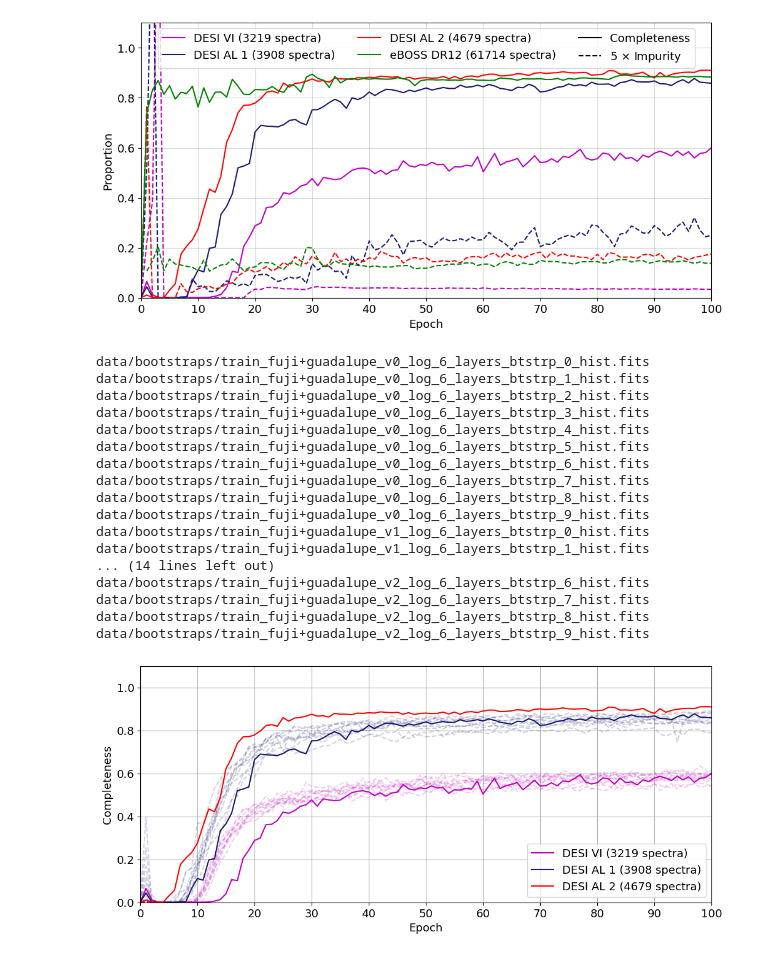
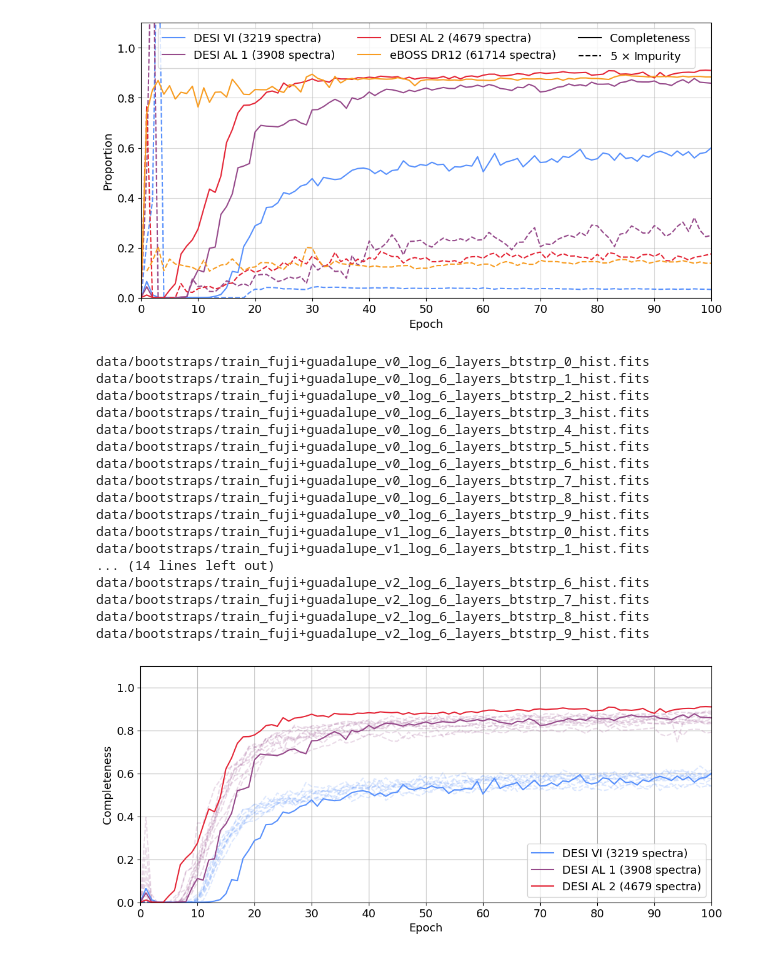
Before and after one commit to dylanagreen/quasarnet_paper_2025, a Jupyter notebook: 04-05-purcom_training.ipynb, the cells around one changed output. Drawn from its saved outputs; the diff is of its cells as text; code cells hidden in the pictures.

Commit message:
Add PPV/TPR roc plot, and change loss curves to match
- Additionally changed colorscheme to be colorblind friendly.

```diff
--- a/04-05-purcom_training.ipynb
+++ b/04-05-purcom_training.ipynb
@@ -12,59 +12,61 @@ plt.rcParams.update({'font.size': 13})
 data_dir = Path("./data/")
 # %%
 fig, ax = plt.subplots(1, 1, figsize=(10, 5), layout="constrained")
+
+colors = ["#5790fc", "#964a8b", "#e42536", "#f89c20"]
 
 # Original model
 with fitsio.FITS(data_dir / "train_fuji+guadalupe_v0_log_6_layers_hist.fits") as h:
     d_pur = h[1].read(columns="purity")
     d_com = h[1].read(columns="completeness")
 
-    ax.plot(5 * (1 - d_pur), "m", ls="dashed")
-    ax.plot(d_com, ls="solid", color="m")
+    ax.plot(5 * (1 - d_pur), colors[0], ls="dashed")
+    ax.plot(d_com, ls="solid", color=colors[0])
 
-    ax.plot([], [], label="DESI VI (3219 spectra)", c="m")
+    ax.plot([], [], label="DESI VI (3219 spectra)", c=colors[0])
 
 with fitsio.FITS(data_dir / "train_fuji+guadalupe_v1_log_6_layers_hist.fits") as h:
     d_pur = h[1].read(columns="purity")
     d_com = h[1].read(columns="completeness")
 
-    ax.plot(5 * (1 - d_pur), "#191970", ls="dashed")
-    ax.plot(d_com, ls="solid", color="#191970")
+    ax.plot(5 * (1 - d_pur), colors[1], ls="dashed")
+    ax.plot(d_com, ls="solid", color=colors[1])
 
-    ax.plot([], [], label="DESI AL 1 (3908 spectra)", c="#191970")
+    ax.plot([], [], label="DESI AL 1 (3908 spectra)", c=colors[1])
 
 with fitsio.FITS(data_dir / "train_fuji+guadalupe_v2_log_6_layers_hist.fits") as h:
     d_pur = h[1].read(columns="purity")
     d_com = h[1].read(columns="completeness")
 
-    ax.plot(5 * (1 - d_pur), "r", ls="dashed")
-    ax.plot(d_com, ls="solid", color="r")
+    ax.plot(5 * (1 - d_pur), colors[2], ls="dashed")
+    ax.plot(d_com, ls="solid", color=colors[2])
 
-    ax.plot([], [], label="DESI AL 2 (4679 spectra)", c="r")
+    ax.plot([], [], label="DESI AL 2 (4679 spectra)", c=colors[2])
 
 with fitsio.FITS(data_dir / "train_dr12_log_6_layers_hist.fits") as h:
     d_pur = h[1].read(columns="purity")
     d_com = h[1].read(columns="completeness")
 
-    ax.plot(5 * (1 - d_pur), "g", ls="dashed")
-    ax.plot(d_com, ls="solid", color="g")
+    ax.plot(5 * (1 - d_pur), colors[3], ls="dashed")
+    ax.plot(d_com, ls="solid", color=colors[3])
 
-    ax.plot([], [], label="eBOSS DR12 (61714 spectra)", c="g")
+    ax.plot([], [], label="eBOSS DR12 (61714 spectra)", c=colors[3])
 
 ax.set(ylim=(0, 1.1), xlim=(0, 100))
 
 ax.plot([], [], label="Completeness", c="k", ls="solid")
 ax.plot([], [], label="5 $\\times$ Impurity", c="k", ls="dashed")
 
 
 ax.grid(alpha=0.5)
 ax.legend(ncol=3, loc="upper center")
 
 plt.xlabel("Epoch")
 plt.ylabel("Proportion")
 plt.xticks(ticks=np.arange(0, 110, 10))
 plt.savefig("plots/purcom_dr12vdesi.pdf", bbox_inches="tight")
 # %% [output]
-[figure, old version]
+[figure, new version]
 # %%
 bootstrap_dir = data_dir / "bootstraps"
 fig, ax = plt.subplots(figsize=(12, 5))
@@ -78,11 +80,11 @@ for f in sorted(bootstrap_dir.glob("*log*hist.fits")):
     alpha = 0.2 if f.match("*btstrp*") else 1
 
     if f.match("*v0*"):
-        c = "m"
+        c = colors[0]
     elif f.match("*v1*"):
-        c = "#191970"
+        c = colors[1]
     else:
-        c = "r"
+        c = colors[2]
         continue
 
     plt.plot(d_com, alpha=alpha, c=c, ls="dashed")
@@ -93,19 +95,19 @@ with fitsio.FITS(data_dir / "train_fuji+guadalupe_v0_log_6_layers_hist.fits") as
     d_pur = h[1].read(columns="purity")
     d_com = h[1].read(columns="completeness")
 
-    plt.plot(d_com, color="m", label="DESI VI (3219 spectra)")
+    plt.plot(d_com, color=colors[0], label="DESI VI (3219 spectra)")
 
 with fitsio.FITS(data_dir / "train_fuji+guadalupe_v1_log_6_layers_hist.fits") as h:
     d_pur = h[1].read(columns="purity")
     d_com = h[1].read(columns="completeness")
 
-    plt.plot(d_com, color="#191970", label="DESI AL 1 (3908 spectra)")
+    plt.plot(d_com, color=colors[1], label="DESI AL 1 (3908 spectra)")
 
 with fitsio.FITS(data_dir / "train_fuji+guadalupe_v2_log_6_layers_hist.fits") as h:
     d_pur = h[1].read(columns="purity")
     d_com = h[1].read(columns="completeness")
 
-    plt.plot(d_com, color="r", label="DESI AL 2 (4679 spectra)")
+    plt.plot(d_com, color=colors[2], label="DESI AL 2 (4679 spectra)")
 
 
 ax.set(ylim=(0, 1.1), xlim=(0, 100))
@@ -133,4 +135,4 @@ data/bootstraps/train_fuji+guadalupe_v2_log_6_layers_btstrp_6_hist.fits
 data/bootstraps/train_fuji+guadalupe_v2_log_6_layers_btstrp_7_hist.fits
 data/bootstraps/train_fuji+guadalupe_v2_log_6_layers_btstrp_8_hist.fits
 data/bootstraps/train_fuji+guadalupe_v2_log_6_layers_btstrp_9_hist.fits
-[figure, old version]
+[figure, new version]
```
Also changed, not shown: 1 other file.
